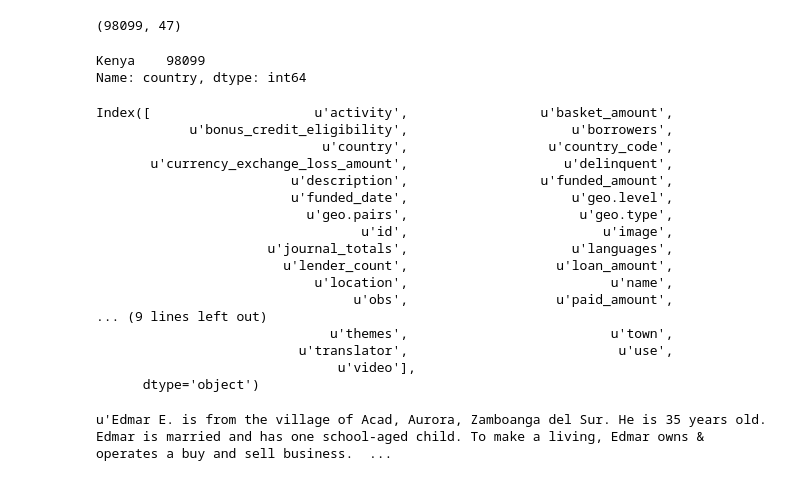
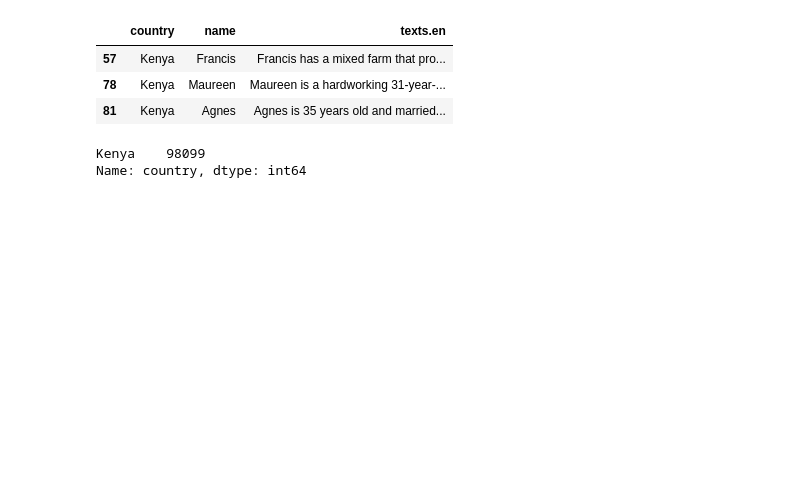
Before and after one commit to pbpearman/capstone, a Jupyter notebook: extract_Kenya_loans.ipynb, the cells around one changed output. Cells and saved outputs as stored; diff of their text form; code cells hidden in the pictures; blank space fills up the shorter version.

```diff
--- a/extract_Kenya_loans.ipynb
+++ b/extract_Kenya_loans.ipynb
@@ -37,10 +41,13 @@ for files in os.listdir(lender_dir):
         n_loans_locat_descp=n_loans_locat.merge(descp)
         n_loans_locat_descp=n_loans_locat_descp[n_loans_locat_descp.country==country]
         df=pd.concat([df,n_loans_locat_descp])
-# %%
-df.shape
-# %% [output]
-(98099, 47)
+# %%
+df[['country','name','texts.en']][1:4]
+# %% [output]
+|  | country | name | texts.en |
+| 57 | Kenya | Francis | Francis has a mixed farm that pro... |
+| 78 | Kenya | Maureen | Maureen is a hardworking 31-year-... |
+| 81 | Kenya | Agnes | Agnes is 35 years old and married... |
 # %%
 df.country.value_counts()
 # %% [output]
@@ -58,24 +60,0 @@ handle.close()
-# %%
-df.columns
-# %% [output]
-Index([                     u'activity',                 u'basket_amount',
-            u'bonus_credit_eligibility',                     u'borrowers',
-                             u'country',                  u'country_code',
-       u'currency_exchange_loss_amount',                    u'delinquent',
-                         u'description',                 u'funded_amount',
-                         u'funded_date',                     u'geo.level',
-                           u'geo.pairs',                      u'geo.type',
-                                  u'id',                         u'image',
-                      u'journal_totals',                     u'languages',
-                        u'lender_count',                   u'loan_amount',
-                            u'location',                          u'name',
-                                 u'obs',                   u'paid_amount',
-... (9 lines left out)
-                              u'themes',                          u'town',
-                          u'translator',                           u'use',
-                               u'video'],
-      dtype='object')
-# %%
-df['texts.en'].iloc[0]
-# %% [output]
-u'Edmar E. is from the village of Acad, Aurora, Zamboanga del Sur. He is 35 years old. Edmar is married and has one school-aged child. To make a living, Edmar owns & operates a buy and sell business.  ...
```
Also changed, not shown: parts of 2 cells of this notebook, 2 other files.
